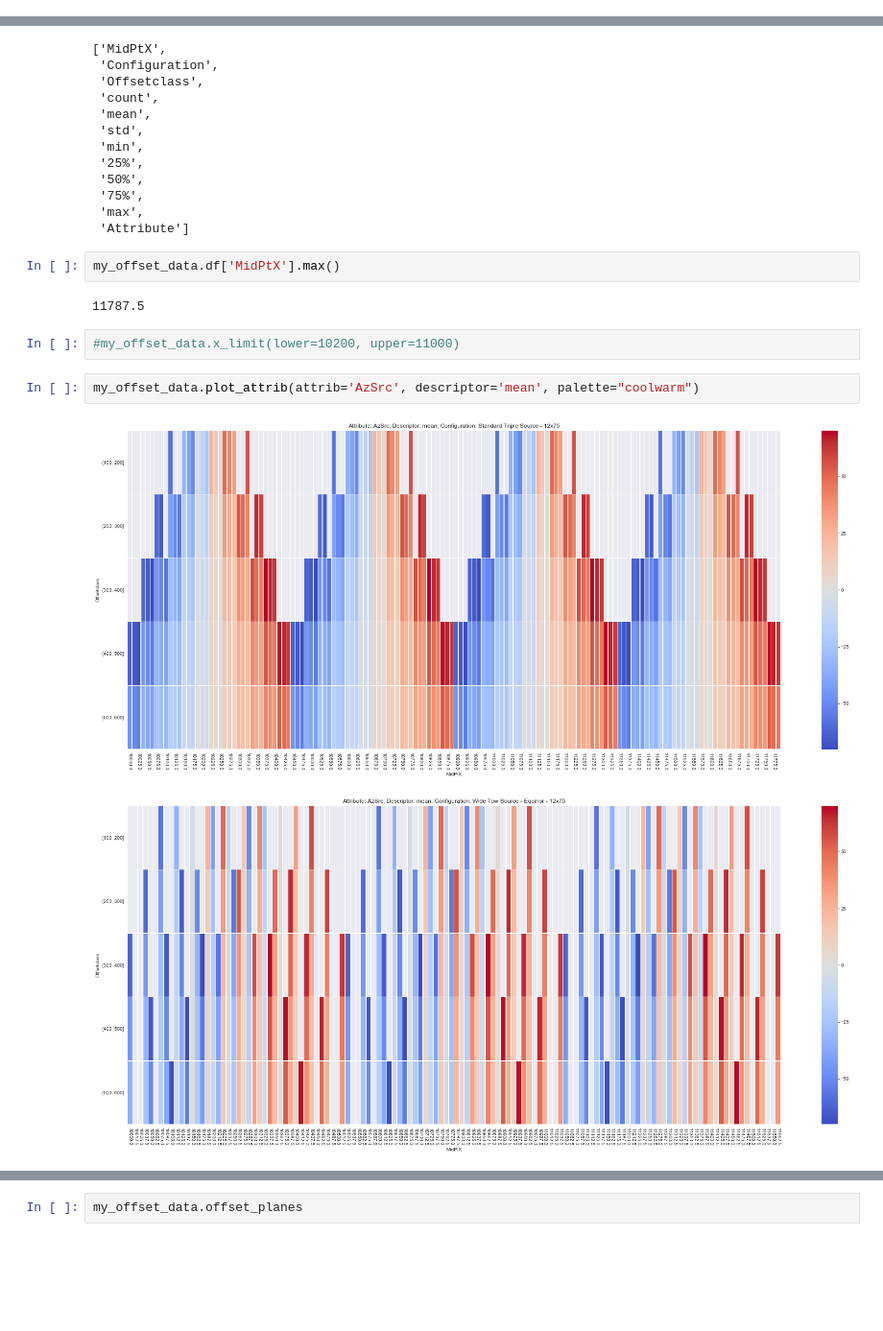
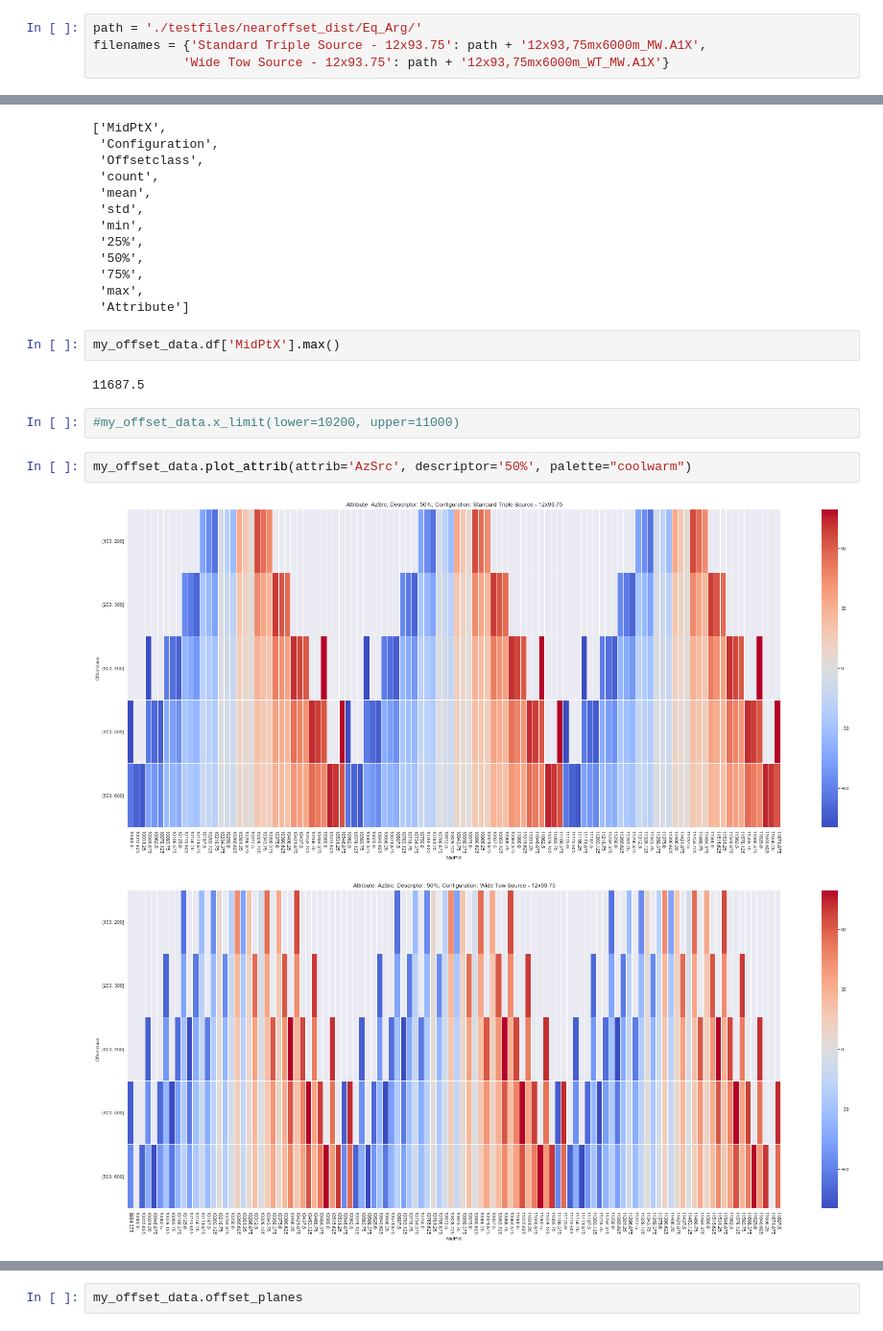
Before and after one commit to MagnsW/geotools, a Jupyter notebook: Untitled.ipynb, the cells around one changed output, grey strips where cells are left out. Shown at 96% size. Drawn from its saved outputs; the diff is of its cells as text; blank space fills up the shorter version.

```diff
--- a/Untitled.ipynb
+++ b/Untitled.ipynb
@@ -13,3 +13,7 @@ filenames = {'Standard Triple Source - 12x75': path + '12x75mx6000m_TS.A1X',
+# %%
+path = './testfiles/nearoffset_dist/Eq_Arg/'
+filenames = {'Standard Triple Source - 12x93.75': path + '12x93,75mx6000m_MW.A1X',
+            'Wide Tow Source - 12x93.75': path + '12x93,75mx6000m_WT_MW.A1X'}
 # %%
 my_offset_data = offset_distribution.OffsetData(filenames, minoffset=100, maxoffset=600, incoffset=100)
 # %% [output]
@@ -81,14 +85,14 @@ list(my_offset_data.df_attribs_stats.columns)
 # %%
 my_offset_data.df['MidPtX'].max()
 # %% [output]
-11787.5
+11687.5
 # %%
 #my_offset_data.x_limit(lower=10200, upper=11000)
 # %%
-my_offset_data.plot_attrib(attrib='AzSrc', descriptor='mean', palette="coolwarm")
+my_offset_data.plot_attrib(attrib='AzSrc', descriptor='50%', palette="coolwarm")
 # %% [output]
-[figure, old version]
+[figure, new version]
-[figure, old version]
+[figure, new version]
 # %%
 my_offset_data.plot_swarm()
 # %% [output]
```
Also changed, not shown: parts of 57 cells of this notebook, 4 other files.
